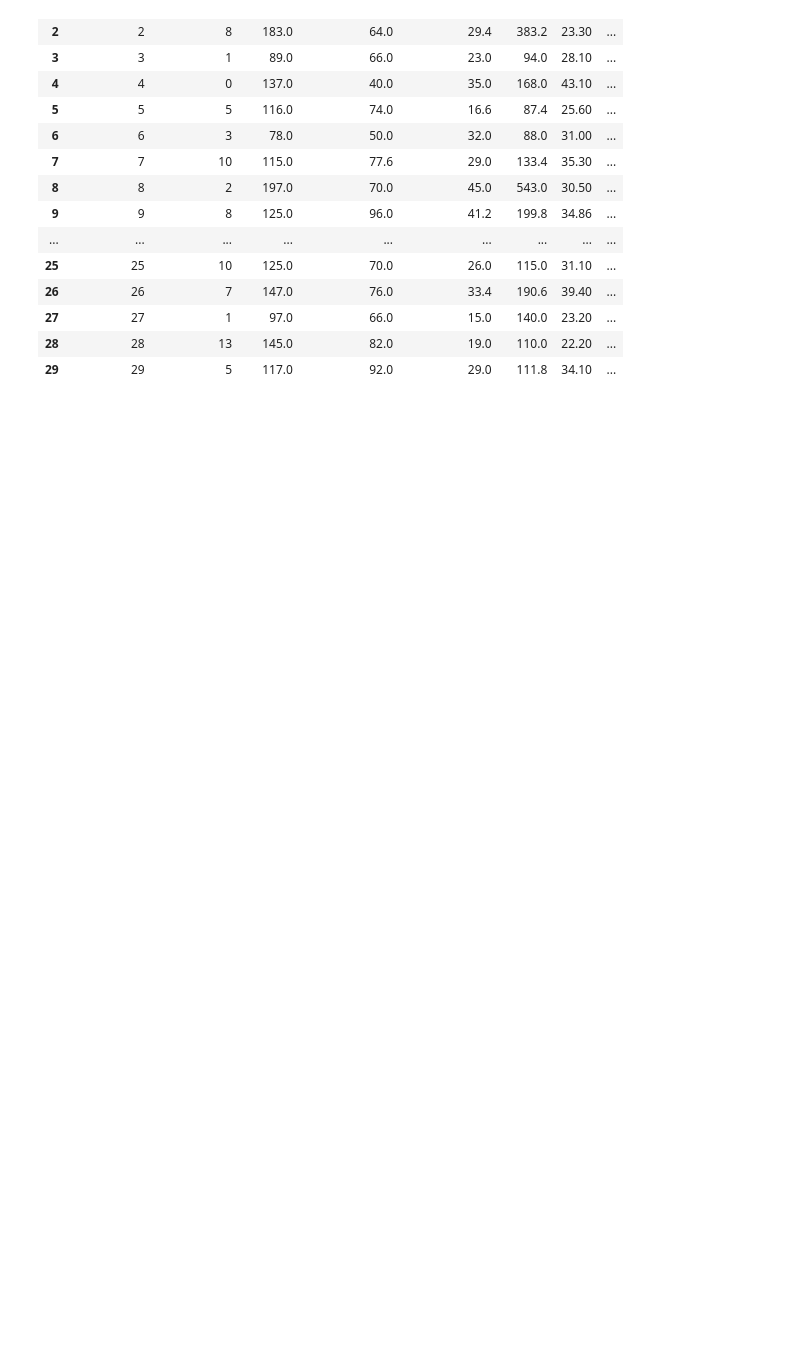
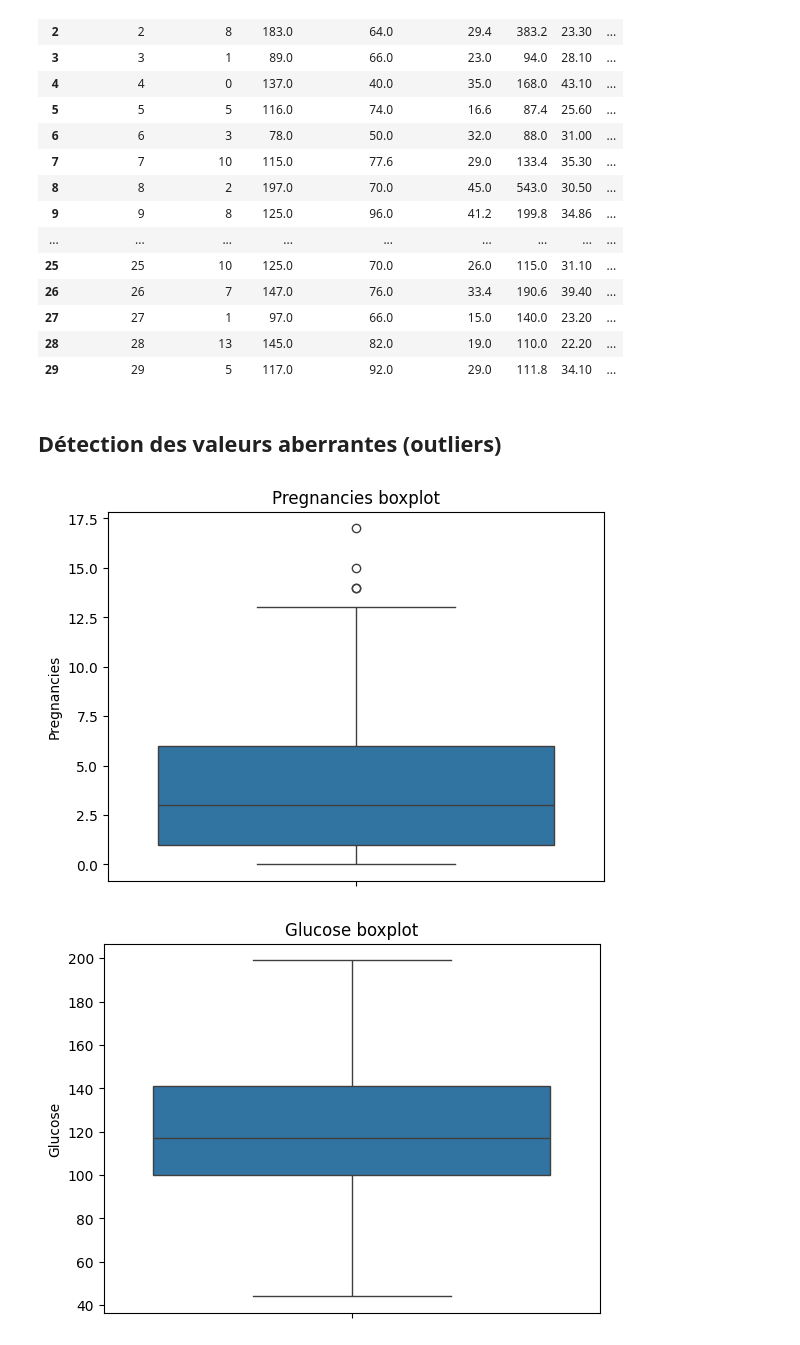
Before and after one commit to bouchta65/DiabetesTrackAI, a Jupyter notebook: src/2_preprocessing.ipynb, the cells around one changed output. Drawn from its saved outputs; the diff is of its cells as text; code cells hidden in the pictures; blank space fills up the shorter version.

Commit message:
Visualisation des valeurs via des boîtes à moustaches pour détecter les outliers

```diff
--- a/src/2_preprocessing.ipynb
+++ b/src/2_preprocessing.ipynb
@@ -79,3 +79,17 @@ SkinThickness  : 227 | 29.56%
 | 27 | 27 | 1 | 97.0 | 66.0 | 15.0 | 140.0 | 23.20 | ... |
 | 28 | 28 | 13 | 145.0 | 82.0 | 19.0 | 110.0 | 22.20 | ... |
 | 29 | 29 | 5 | 117.0 | 92.0 | 29.0 | 111.8 | 34.10 | ... |
+# %% [markdown]
+## Détection des valeurs aberrantes (outliers)
+# %%
+# boîte à moustaches des valeurs
+cols = cols1()
+
+
+for i,col in enumerate(cols,1):
+    sbn.boxplot(y=content[col])
+    mpt.title(f"{col} boxplot")
+    mpt.show()
+# %% [output]
+[figure, added]
+[figure, added]
```
Also changed, not shown: parts of 1 cell of this notebook.
